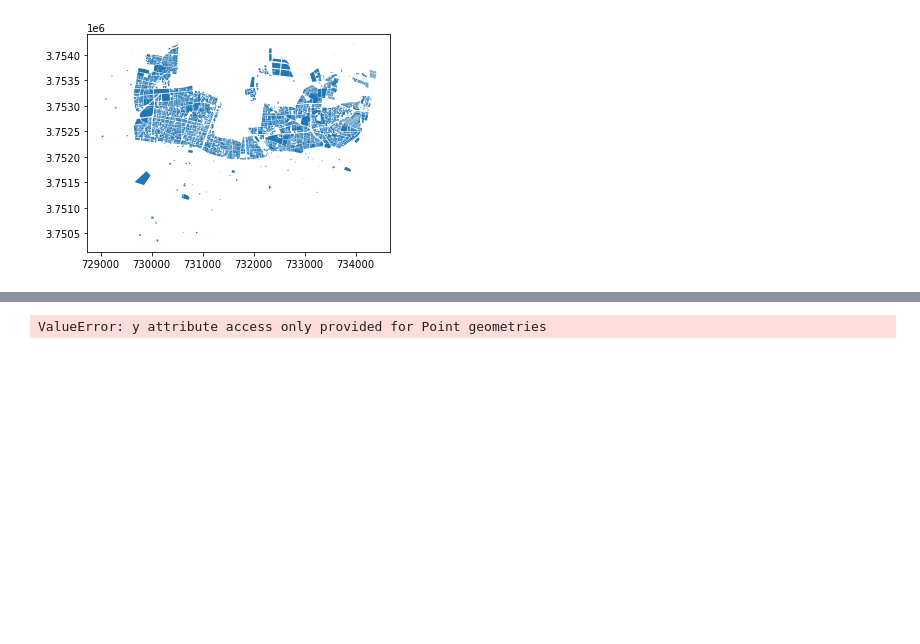
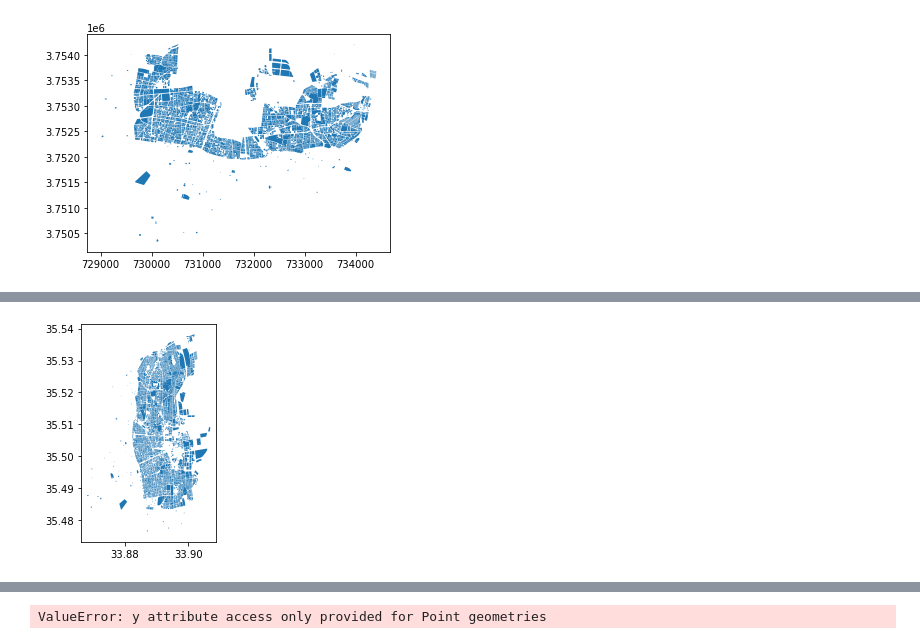
Before and after one commit to luke-scot/damage-assessment, a Jupyter notebook: data_visualisation.ipynb, the cells around one changed output, grey strips where cells are left out. Drawn from its saved outputs; the diff is of its cells as text; code cells hidden in the pictures; blank space fills up the shorter version.

```diff
--- a/data_visualisation.ipynb
+++ b/data_visualisation.ipynb
@@ -250,0 +274,9 @@ array(['GREEN', 'YELLOW', 'LAND', 'RED', 'TOTAL COLLAPSE'], dtype=object)
+# %%
+# mob.rename(columns={'Category':'decision'},inplace=True)
+# survey.rename(columns={'decision__':'decision'},inplace=True)
+gdf = gpd.GeoDataFrame(pd.concat([mob[['decision','geometry']].dropna(), survey[['decision','geometry']].dropna()], ignore_index=True), crs="epsg:32636").to_crs("EPSG:4326")
+gdf['decision'] = gdf.decision.str.split().str.get(0)
+gdf.plot()
+gdf.to_file("data/beirutDamages.shp")
+# %% [output]
+[figure, added]
```
Also changed, not shown: parts of 7 cells of this notebook, 5 other files.
